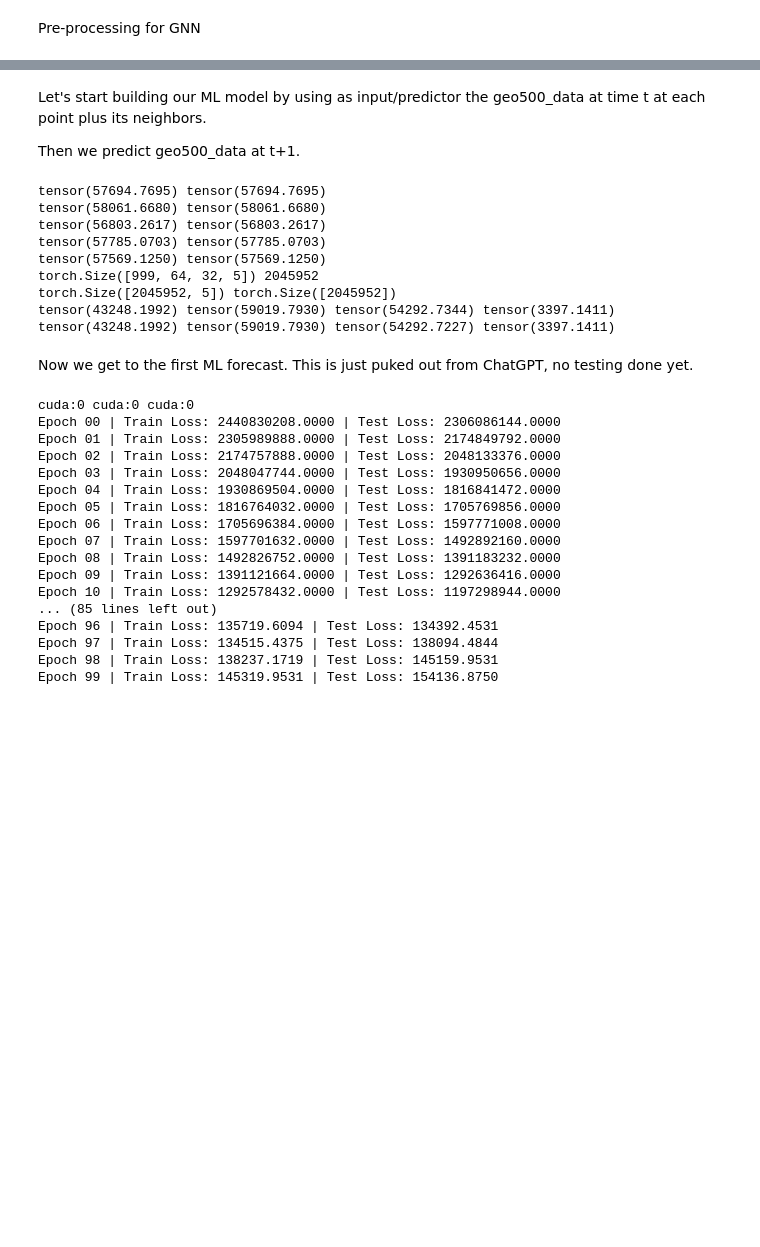
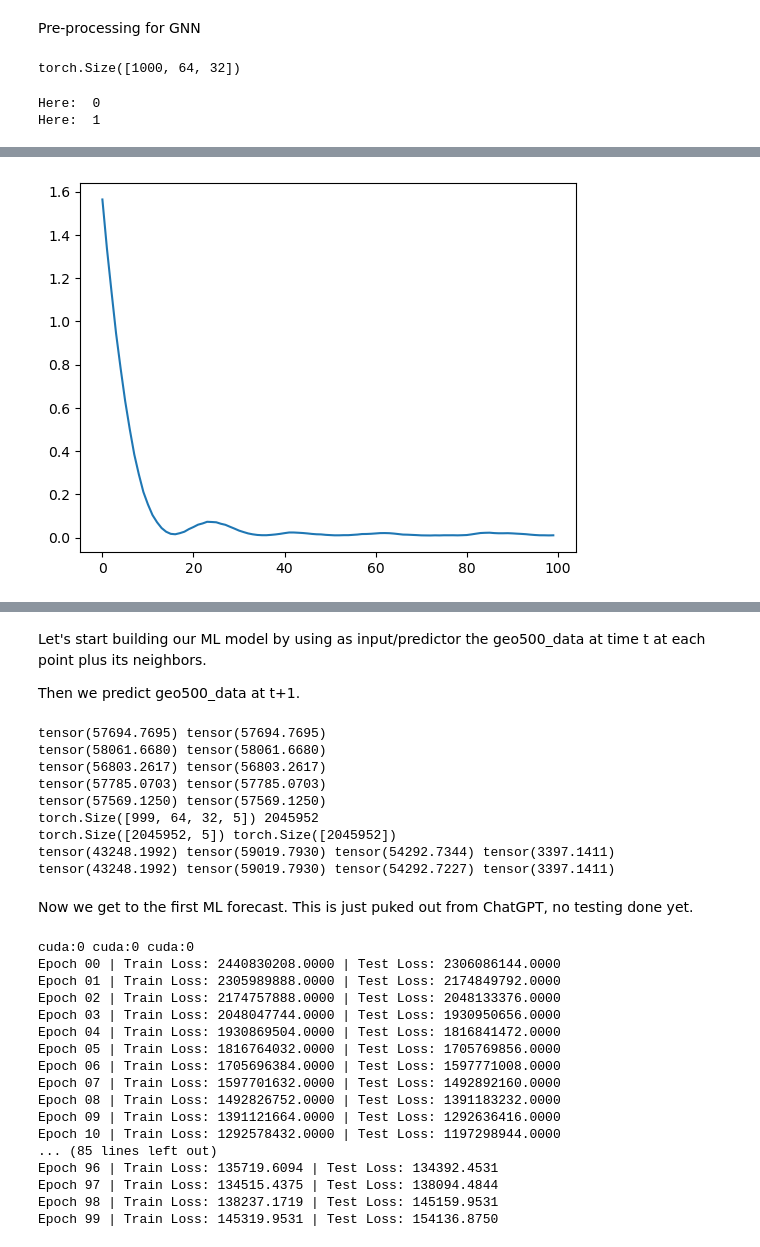
Before and after one commit to shenriks/CRPS_toy_examples, a Jupyter notebook: first_tries.ipynb, the cells around one changed output, grey strips where cells are left out. Saved outputs shown, nothing was run; the diff lists cells and outputs as text; code cells hidden in the pictures; blank space fills up the shorter version.

```diff
--- a/first_tries.ipynb
+++ b/first_tries.ipynb
@@ -226,3 +219,82 @@ geo_norm = (geo500_data - geo_mean) / geo_std
 
 # And redefine the graph with normalized values:
 graph = Graph(64, 32, latitudes=latitudes, longitudes=longitudes, data=geo_norm)
+# %%
+graph.data.shape
+# %% [output]
+torch.Size([1000, 64, 32])
+# %%
+import torch
+import torch.nn as nn
+import torch.nn.functional as F
+from torch_geometric.nn import MessagePassing
+import numpy as np
+
+# 1. Prepare edge_index from your graph's adjacency matrix
+adj = graph.get_adjacency_matrix()  # shape [N, N]
+edge_index = np.array(np.nonzero(adj))  # shape [2, num_edges]
+edge_index = torch.tensor(edge_index, dtype=torch.long)
+# %%
+for i in range(2):
+    print("Here: ", i)
+# %% [output]
+Here:  0
+Here:  1
+# %%
+
+# 2. Define a multi-layer message-passing GNN
+class GNNLayer(MessagePassing):
+    def __init__(self, in_channels, out_channels):
+        super().__init__(aggr='mean')
+        self.lin = nn.Linear(in_channels, out_channels)
+
+    def forward(self, x, edge_index):
+        return self.propagate(edge_index, x=x)
+
+    def message(self, x_j):
+        return self.lin(x_j)
+
+class MultiLayerGNN(nn.Module):
+    def __init__(self, in_channels, hidden_channels, out_channels, num_layers):
+        super().__init__()
+        self.layers = nn.ModuleList()
+        self.layers.append(GNNLayer(in_channels, hidden_channels))
+        for _ in range(num_layers - 2):
+            self.layers.append(GNNLayer(hidden_channels, hidden_channels))
+        self.layers.append(GNNLayer(hidden_channels, out_channels))
+
+    def forward(self, x, edge_index):
+        for layer in self.layers[:-1]:
+            x = F.relu(layer(x, edge_index))
+        x = self.layers[-1](x, edge_index)
+        return x
+
+# 3. Instantiate model, optimizer, and loss
+# Svante comment: num_layers=2 should create one GNN layer too as read from the code
+# or two to be exact, one in and one out:
+model = MultiLayerGNN(in_channels=1, hidden_channels=32, out_channels=1, num_layers=2)
+
+
+optimizer = torch.optim.Adam(model.parameters(), lr=0.01)
+loss_fn = nn.MSELoss()
+
+
+loss_list = []
+num_steps = 100
+for t in range(num_steps):
+    # Use graph.data for input and target
+    x = graph.data[t].reshape(-1, 1).float()        # shape [2048, 1]
+    y_true = graph.data[t+1].reshape(-1, 1).float() # shape [2048, 1]
+    out = model(x, edge_index)
+    loss = loss_fn(out, y_true)
+    loss_list.append(loss.item())
+    optimizer.zero_grad()
+    loss.backward()
+    optimizer.step()
+    if t == 70:
+        for param_group in optimizer.param_groups:
+            param_group['lr'] = 0.001
+    print(f"Step {t}, Loss: {loss.item():.6f}")
+plt.plot(loss_list)
+plt.show()
+# %% [output]
@@ -228,0 +318 @@ graph = Graph(64, 32, latitudes=latitudes, longitudes=longitudes, data=geo_norm)
+[figure, added]
```
Also changed, not shown: parts of 7 cells of this notebook, 18 other files.
